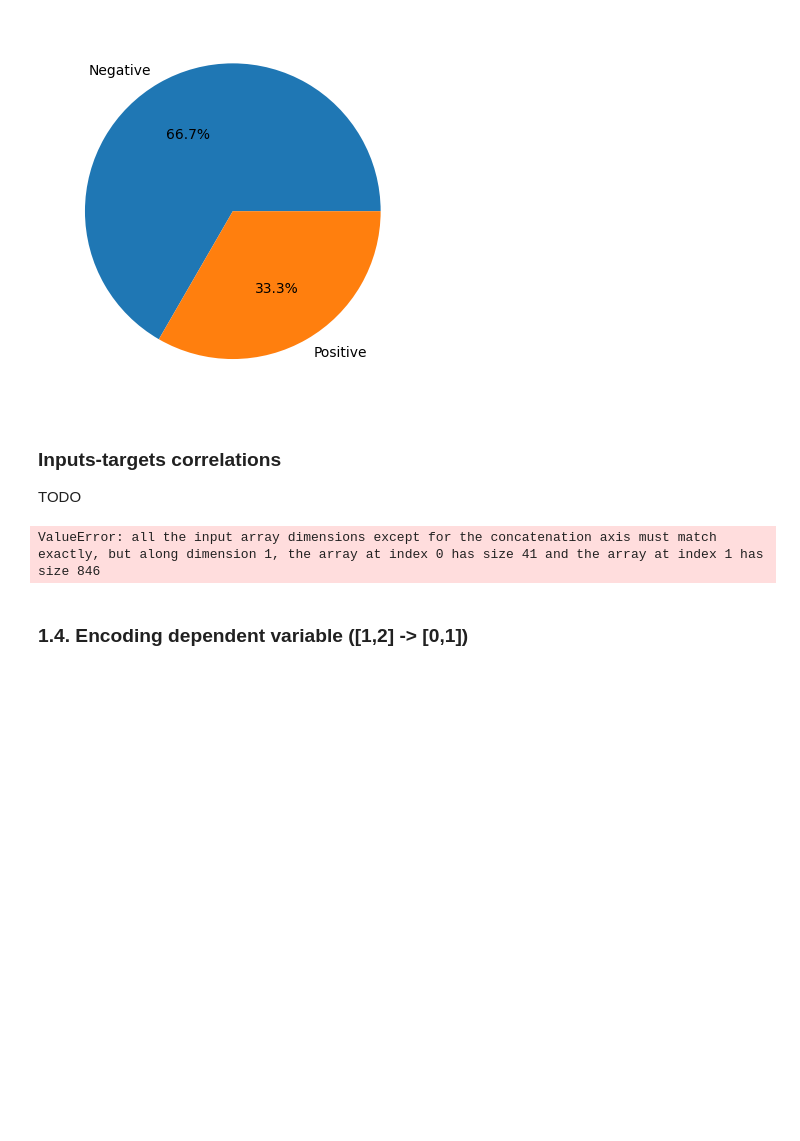
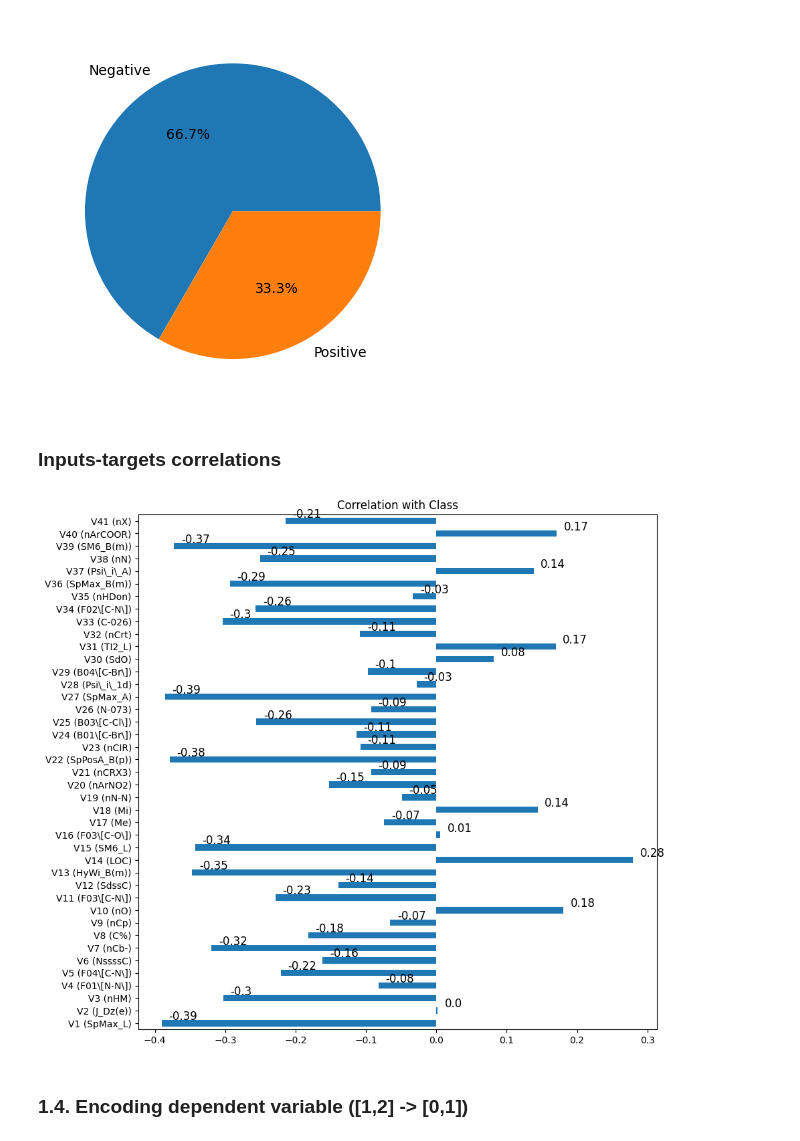
Before and after one commit to bl4ko/Biodegradability-of-Chemicals, a Jupyter notebook: Prediction.ipynb, the cells around one changed output. Drawn from its saved outputs; the diff is of its cells as text; code cells hidden in the pictures; blank space fills up the shorter version.

Commit message:
Added correlation graph

```diff
--- a/Prediction.ipynb
+++ b/Prediction.ipynb
@@ -194,33 +194,33 @@ plt.show()
 [figure]
 # %% [markdown]
 ### Inputs-targets correlations
-
-TODO
-# %%
-# Compute the correlation coefficient between each feature and the target
-corr = np.abs(np.corrcoef(X_train, y_train)[0, 1:])
-
-# Sort the features by their correlation coefficient
-sorted_idx = np.argsort(corr)[::-1]
-
-# Create a figure and axis
-fig, ax = plt.subplots()
-
-# Plot the correlation coefficients as a horizontal bar chart
-ax.barh(np.arange(X_train.shape[1]), corr[sorted_idx])
-
-# Set the yticks to show the feature indices
-ax.set_yticks(np.arange(X_train.shape[1]))
-
-# Set the ytick labels to show the feature names
-feature_names = ...  # list of feature names
-ax.set_yticklabels(np.array(feature_names)[sorted_idx])
-
-# Add a title and display the plot
-ax.set_title("Feature correlations")
-plt.show()
-# %% [output]
-ValueError: all the input array dimensions except for the concatenation axis must match exactly, but along dimension 1, the array at index 0 has size 41 and the array at index 1 has size 846
+# %%
+target = dataset_train['Class']
+
+correlations = dataset_train.corr()['Class'].drop('Class')
+# print(correlations)
+titles = list(correlations.index)
+# Combine titles with feature names
+feature_names_list = [feature_names[i] for i in range(len(titles))]
+titles = [titles[i] + " (" + feature_names_list[i] + ")" for i in range(len(titles))]
+# print(titles)
+# print(correlations)
+# To correlations add feature names
+correlations.index = titles
+
+# Plot correlations with results. Horizontal bars with correlation written on them
+plt.figure(figsize=(10, 10))
+correlations.plot(kind='barh')
+plt.title('Correlation with Class')
+
+# Add ratings to the plot
+for i, v in enumerate(correlations):
+    plt.text(v + 0.01, i + .25, str(round(v, 2)), color='black', fontsize=12)
+
+
+plt.show()
+# %% [output]
+[figure, added]
 # %% [markdown]
 ### 1.4. Encoding dependent variable ([1,2] -> [0,1])
 # %%
```
Also changed, not shown: parts of 5 cells of this notebook.
